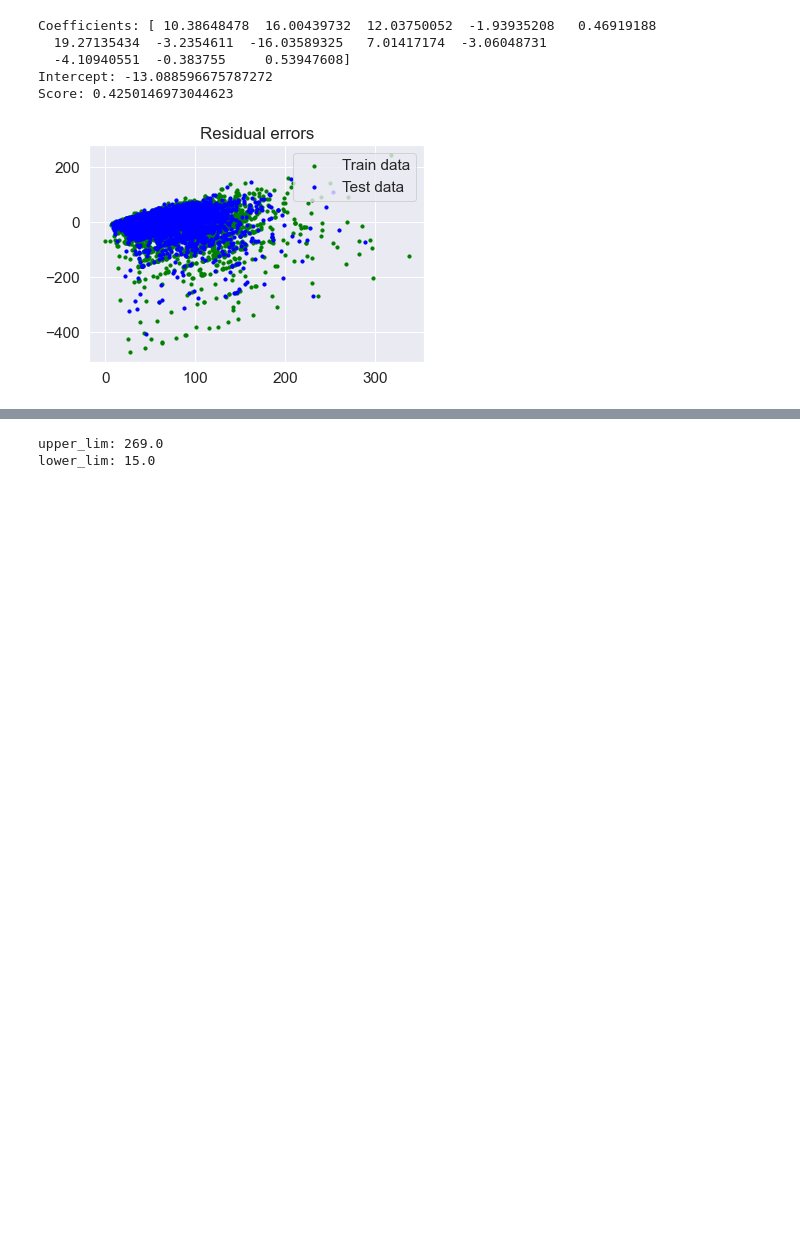
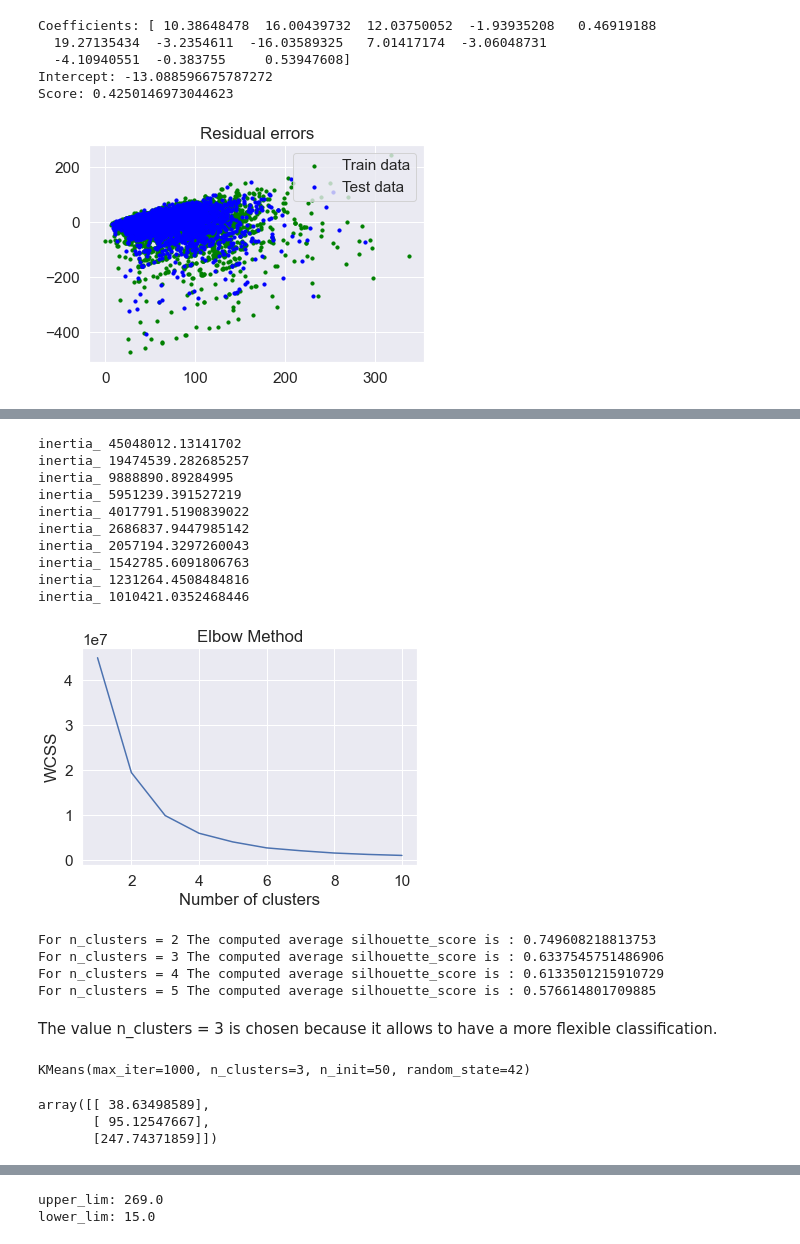
Before and after one commit to lorenzolaino/airbnb-sentiment, a Jupyter notebook: correlation_analysis.ipynb, the cells around one changed output, grey strips where cells are left out. Drawn from its saved outputs; the diff is of its cells as text; code cells hidden in the pictures; blank space fills up the shorter version.

Commit message:
Classification with other outliers removal techniques added

```diff
--- a/correlation_analysis.ipynb
+++ b/correlation_analysis.ipynb
@@ -1148,0 +1172,37 @@ plot_regression_error(linearRegression2, trainX2, trainY2, testX2, testY2)
+# %%
+kmeans_elbow_method(dfPricesAllListingTypes2['price'].values.reshape(-1,1))
+# %% [output]
+inertia_ 45048012.13141702
+inertia_ 19474539.282685257
+inertia_ 9888890.89284995
+inertia_ 5951239.391527219
+inertia_ 4017791.5190839022
+inertia_ 2686837.9447985142
+inertia_ 2057194.3297260043
+inertia_ 1542785.6091806763
+inertia_ 1231264.4508484816
+inertia_ 1010421.0352468446
+[figure, added]
+# %%
+rangeClusters = enumerate([2,3,4,5])
+kmeans_silhouette(dfPricesAllListingTypes2['price'].values.reshape(-1,1),
+                  rangeClusters)
+# %% [output]
+For n_clusters = 2 The computed average silhouette_score is : 0.749608218813753
+For n_clusters = 3 The computed average silhouette_score is : 0.6337545751486906
+For n_clusters = 4 The computed average silhouette_score is : 0.6133501215910729
+For n_clusters = 5 The computed average silhouette_score is : 0.576614801709885
+# %% [markdown]
+The value n_clusters = 3 is chosen because it allows to have a more flexible
+classification.
+# %%
+kmeansModelPrice2 = KMeans(n_clusters=3, max_iter=1000, random_state=42, n_init=50)
+kmeansModelPrice2.fit(dfPricesAllListingTypes2['price'].values.reshape(-1,1))
+# %% [output]
+KMeans(max_iter=1000, n_clusters=3, n_init=50, random_state=42)
+# %%
+kmeansModelPrice2.cluster_centers_
+# %% [output]
+array([[ 38.63498589],
+       [ 95.12547667],
+       [247.74371859]])
```
Also changed, not shown: parts of 42 cells of this notebook.
